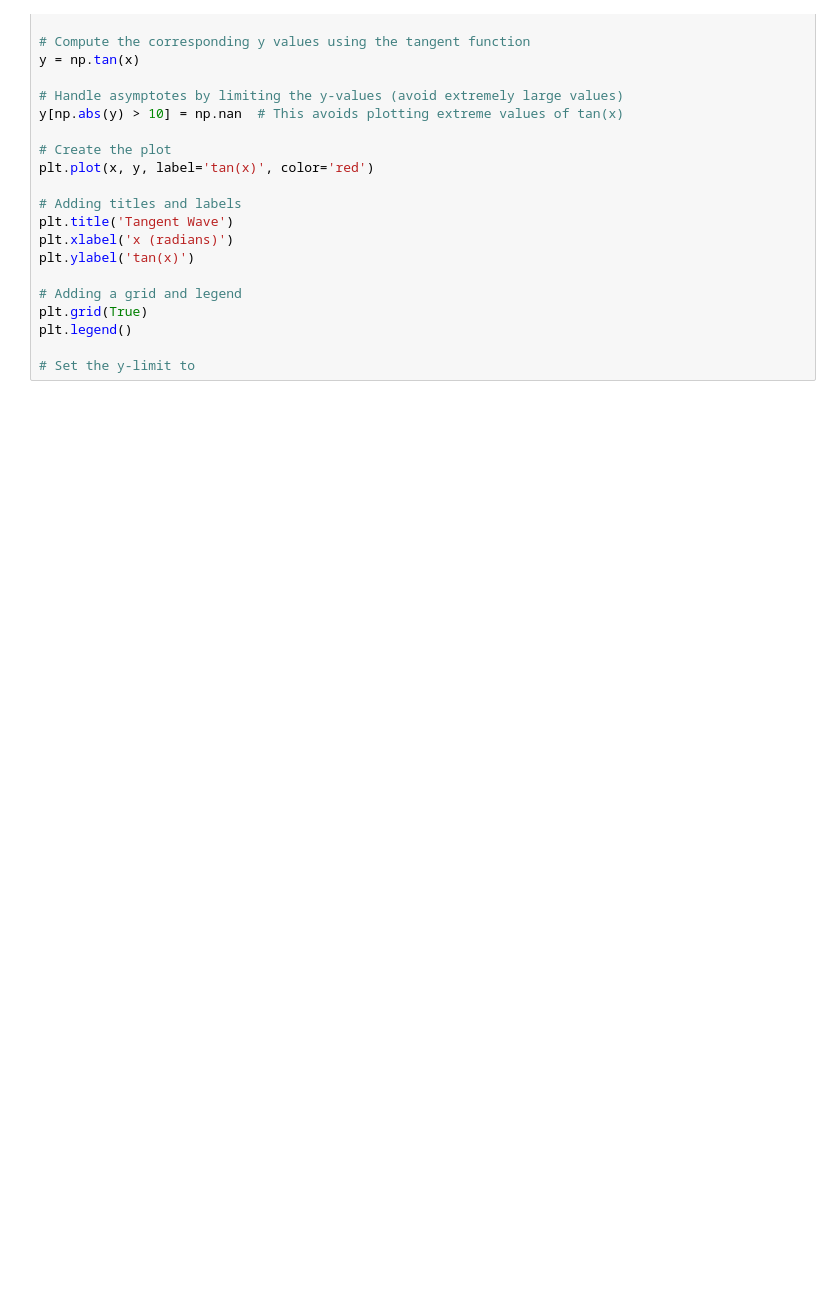
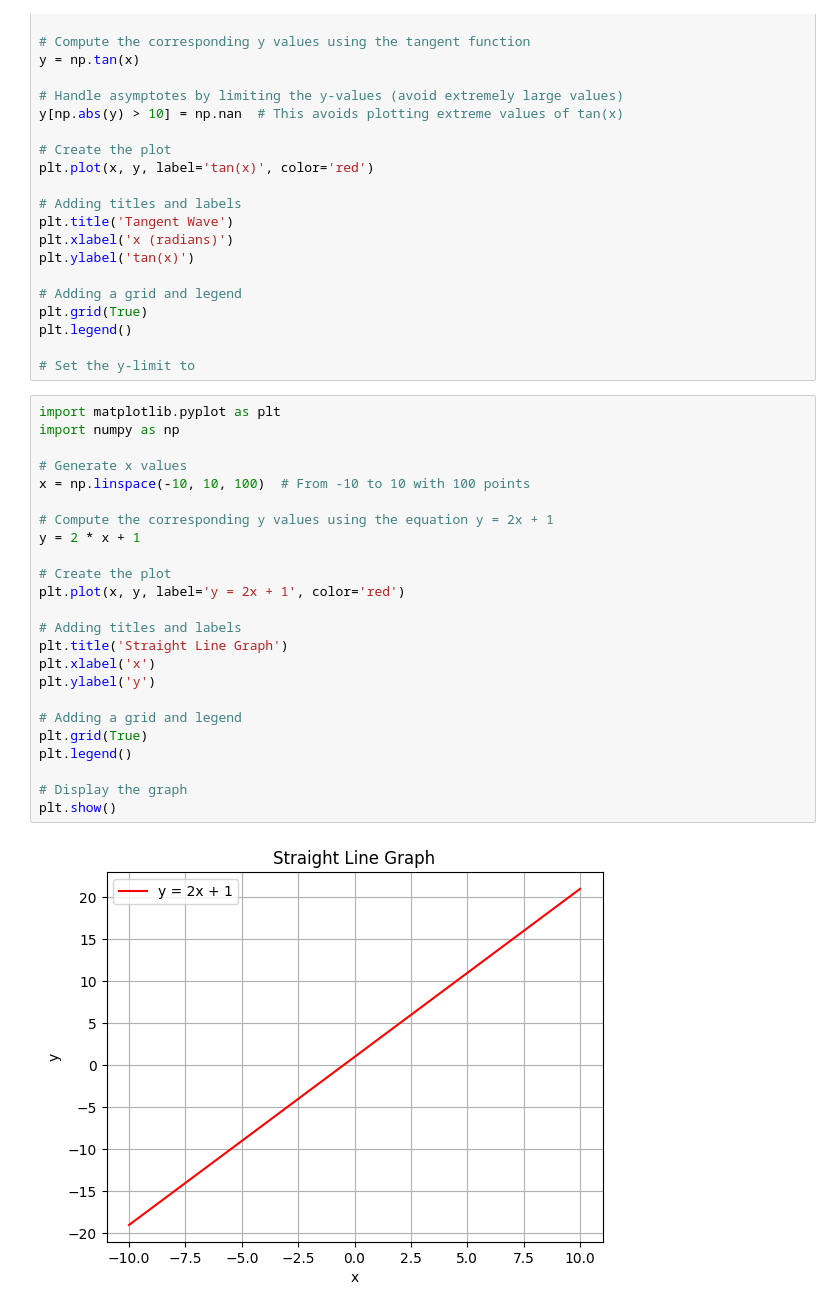
Before and after one commit to nelsonudochukwu/Python-Visualisation, a Jupyter notebook: code.ipynb, the cells around one changed output. Saved outputs shown, nothing was run; the diff lists cells and outputs as text; blank space fills up the shorter version.

```diff
--- a/code.ipynb
+++ b/code.ipynb
@@ -692,3 +692,29 @@ plt.grid(True)
 plt.legend()
 
 # Set the y-limit to
+# %%
+import matplotlib.pyplot as plt
+import numpy as np
+
+# Generate x values
+x = np.linspace(-10, 10, 100)  # From -10 to 10 with 100 points
+
+# Compute the corresponding y values using the equation y = 2x + 1
+y = 2 * x + 1
+
+# Create the plot
+plt.plot(x, y, label='y = 2x + 1', color='red')
+
+# Adding titles and labels
+plt.title('Straight Line Graph')
+plt.xlabel('x')
+plt.ylabel('y')
+
+# Adding a grid and legend
+plt.grid(True)
+plt.legend()
+
+# Display the graph
+plt.show()
+# %% [output]
+[figure, added]
```
